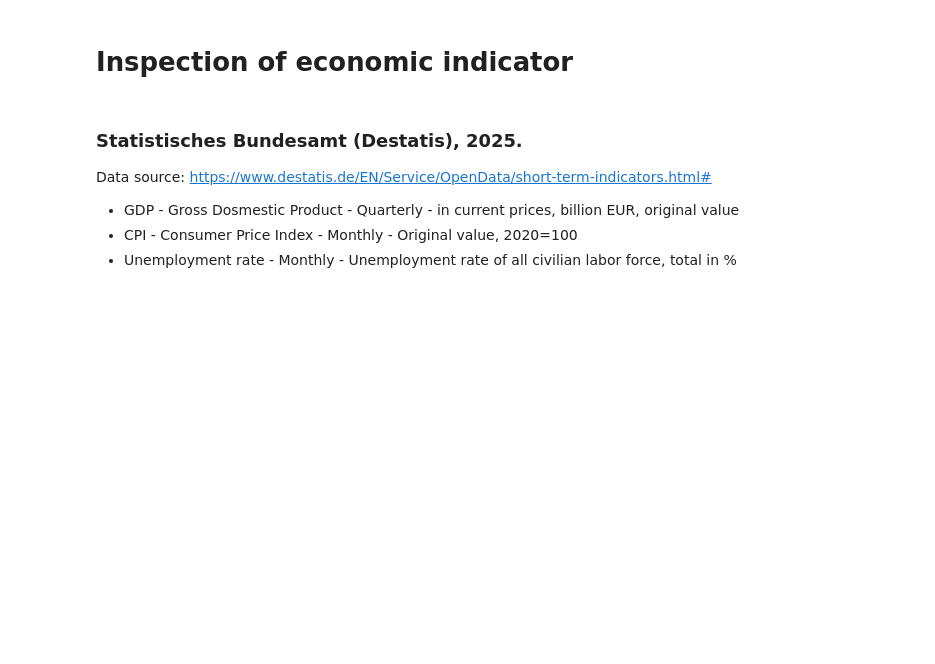
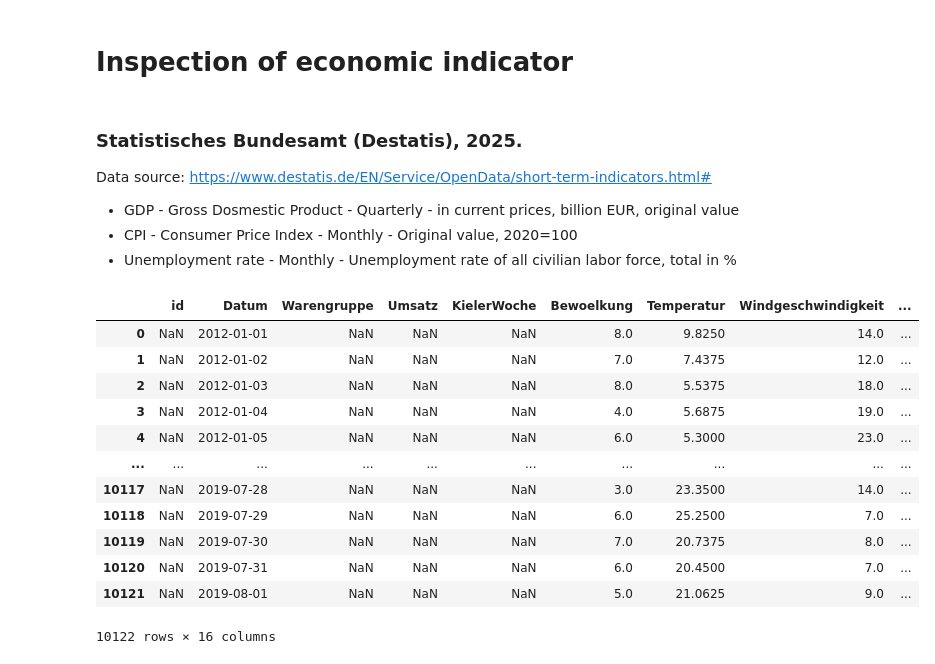
Before and after one commit to thorsten789/bakery_sales_prediction, a Jupyter notebook: 0_DataPreparation/sales.ipynb, the cells around one changed output. Saved outputs shown, nothing was run; the diff lists cells and outputs as text; code cells hidden in the pictures; blank space fills up the shorter version.

```diff
--- a/0_DataPreparation/sales.ipynb
+++ b/0_DataPreparation/sales.ipynb
@@ -223,3 +228,19 @@ df_2 = pd.merge(df, econ, on='Datum', how='outer')
+# %%
+df_2
+# %% [output]
+|  | id | Datum | Warengruppe | Umsatz | KielerWoche | Bewoelkung | Temperatur | Windgeschwindigkeit | ... |
+| 0 | NaN | 2012-01-01 | NaN | NaN | NaN | 8.0 | 9.8250 | 14.0 | ... |
+| 1 | NaN | 2012-01-02 | NaN | NaN | NaN | 7.0 | 7.4375 | 12.0 | ... |
+| 2 | NaN | 2012-01-03 | NaN | NaN | NaN | 8.0 | 5.5375 | 18.0 | ... |
+| 3 | NaN | 2012-01-04 | NaN | NaN | NaN | 4.0 | 5.6875 | 19.0 | ... |
+| 4 | NaN | 2012-01-05 | NaN | NaN | NaN | 6.0 | 5.3000 | 23.0 | ... |
+| ... | ... | ... | ... | ... | ... | ... | ... | ... | ... |
+| 10117 | NaN | 2019-07-28 | NaN | NaN | NaN | 3.0 | 23.3500 | 14.0 | ... |
+| 10118 | NaN | 2019-07-29 | NaN | NaN | NaN | 6.0 | 25.2500 | 7.0 | ... |
+| 10119 | NaN | 2019-07-30 | NaN | NaN | NaN | 7.0 | 20.7375 | 8.0 | ... |
+| 10120 | NaN | 2019-07-31 | NaN | NaN | NaN | 6.0 | 20.4500 | 7.0 | ... |
+| 10121 | NaN | 2019-08-01 | NaN | NaN | NaN | 5.0 | 21.0625 | 9.0 | ... |
+10122 rows × 16 columns
 # %%
 # Convert object to float64
 df_2['GDP'] = df_2['GDP'].str.replace(',', '.').astype(float)
```
Also changed, not shown: parts of 8 cells of this notebook, 12 other files.
